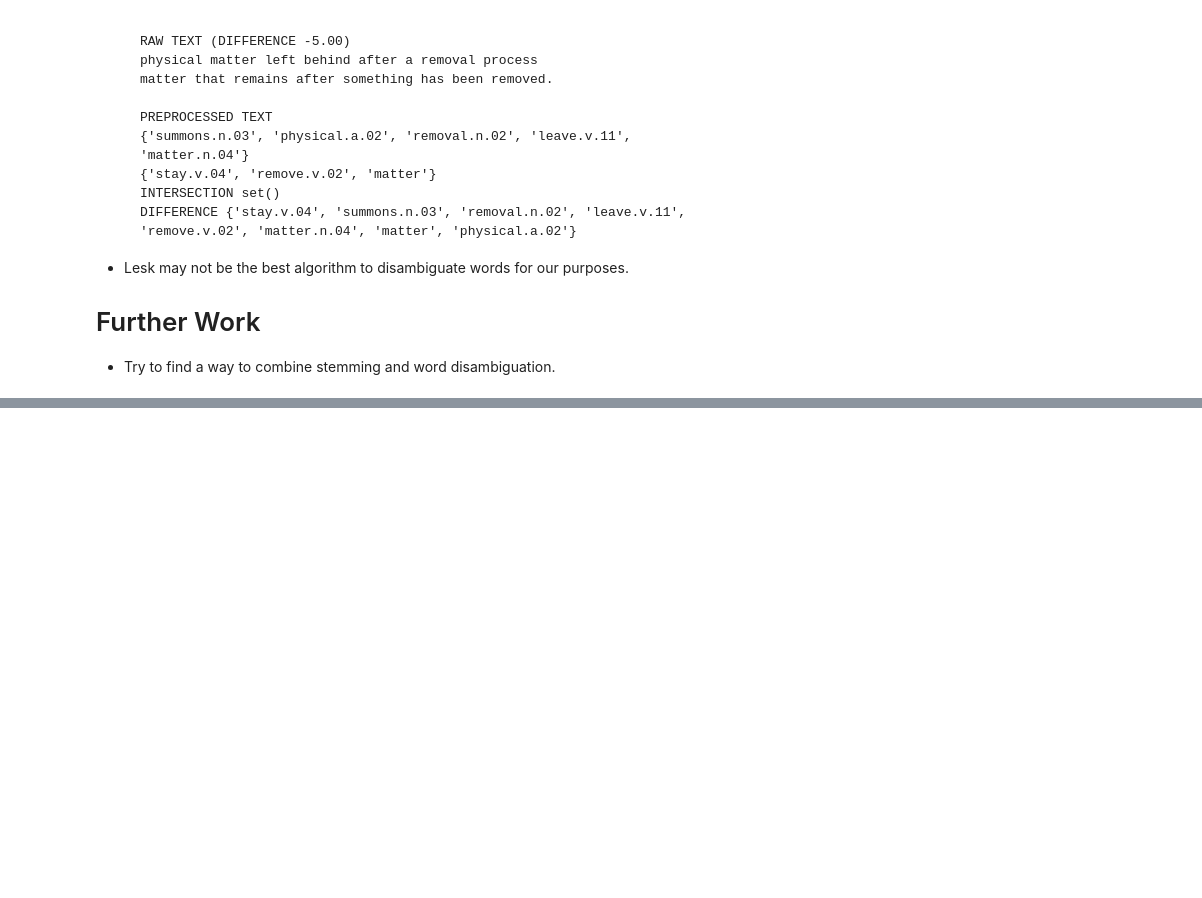
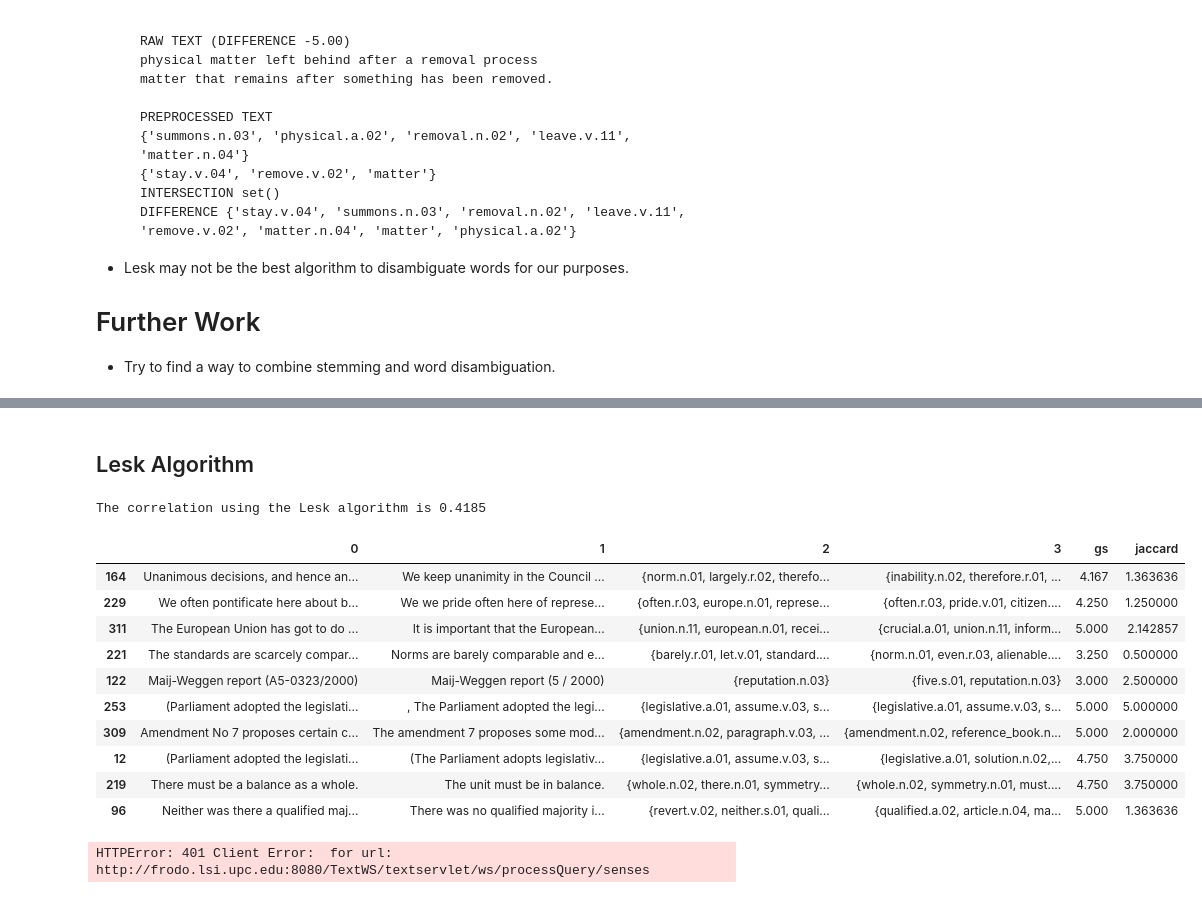
Before and after one commit to BecTome/UPC_MasterArtificialIntelligence, a Jupyter notebook: IHLT/Labs/Lab6_Word_Disambiguation/exercise6_JavierGonzalezBejar_AlbertoBecerraTome.ipynb, the cells around one changed output, grey strips where cells are left out. Saved outputs shown, nothing was run; the diff lists cells and outputs as text; code cells hidden in the pictures; blank space fills up the shorter version.

```diff
--- a/IHLT/Labs/Lab6_Word_Disambiguation/exercise6_JavierGonzalezBejar_AlbertoBecerraTome.ipynb
+++ b/IHLT/Labs/Lab6_Word_Disambiguation/exercise6_JavierGonzalezBejar_AlbertoBecerraTome.ipynb
@@ -620,0 +663,60 @@ The reasons can be the following:
+# %% [markdown]
+## Lesk Algorithm
+# %%
+pos_tags = {'NN': wn.NOUN,
+        'VB': wn.VERB,
+        'JJ': wn.ADJ,
+        'RB': wn.ADV}
+
+# Stopwords
+sw = set(nltk.corpus.stopwords.words('english'))
+
+def apply_lesk_algorithm_sw(sentence):
+  # Get the POS tag of each word in the sentence
+  pairs = nltk.pos_tag(nltk.word_tokenize(sentence))
+
+  # Get the synset of each word in the sentence using the POS tag and the Lesk algorithm
+  synsets = set(nltk.wsd.lesk(sentence, pair[0], pos_tags.get(pair[1][:2].upper())) for pair in pairs if pair[0] not in sw)
+
+  # Return the set of synsets
+  return set(syn.name() for syn in synsets if syn)
+
+df = create_df(apply_lesk_algorithm_sw)
+
+corrcoef = pearsonr(df['gs'], df['jaccard'])[0]
+print(f"The correlation using the Lesk algorithm is {corrcoef:.4f}")
+
+df
+# %% [output]
+The correlation using the Lesk algorithm is 0.4185
+|  | 0 | 1 | 2 | 3 | gs | jaccard |
+| 164 | Unanimous decisions, and hence an... | We keep unanimity in the Council ... | {norm.n.01, largely.r.02, therefo... | {inability.n.02, therefore.r.01, ... | 4.167 | 1.363636 |
+| 229 | We often pontificate here about b... | We we pride often here of represe... | {often.r.03, europe.n.01, represe... | {often.r.03, pride.v.01, citizen.... | 4.250 | 1.250000 |
+| 311 | The European Union has got to do ... | It is important that the European... | {union.n.11, european.n.01, recei... | {crucial.a.01, union.n.11, inform... | 5.000 | 2.142857 |
+| 221 | The standards are scarcely compar... | Norms are barely comparable and e... | {barely.r.01, let.v.01, standard.... | {norm.n.01, even.r.03, alienable.... | 3.250 | 0.500000 |
+| 122 | Maij-Weggen report (A5-0323/2000) | Maij-Weggen report (5 / 2000) | {reputation.n.03} | {five.s.01, reputation.n.03} | 3.000 | 2.500000 |
+| 253 | (Parliament adopted the legislati... | , The Parliament adopted the legi... | {legislative.a.01, assume.v.03, s... | {legislative.a.01, assume.v.03, s... | 5.000 | 5.000000 |
+| 309 | Amendment No 7 proposes certain c... | The amendment 7 proposes some mod... | {amendment.n.02, paragraph.v.03, ... | {amendment.n.02, reference_book.n... | 5.000 | 2.000000 |
+| 12 | (Parliament adopted the legislati... | (The Parliament adopts legislativ... | {legislative.a.01, assume.v.03, s... | {legislative.a.01, solution.n.02,... | 4.750 | 3.750000 |
+| 219 | There must be a balance as a whole. | The unit must be in balance. | {whole.n.02, there.n.01, symmetry... | {whole.n.02, symmetry.n.01, must.... | 4.750 | 3.750000 |
+| 96 | Neither was there a qualified maj... | There was no qualified majority i... | {revert.v.02, neither.s.01, quali... | {qualified.a.02, article.n.04, ma... | 5.000 | 1.363636 |
+# %%
+user = input("Introduce your username:")
+# introduce password
+pwd = getpass.getpass("Introduce your password:")
+ts = TextServer(user=user, pwd=pwd, service='senses')
+
+def apply_senses_algorithm(sentence):
+
+  feats = ts.senses(sentence)[0]
+  synsets = set()
+  for word in feats:
+    synsets.add(word[-1])
+
+  # Return the set of synsets
+  return set(syn for syn in synsets if syn)
+
+df = create_df(apply_senses_algorithm)
+df.head()
+# %% [output]
+HTTPError: 401 Client Error:  for url: http://frodo.lsi.upc.edu:8080/TextWS/textservlet/ws/processQuery/senses
```
Also changed, not shown: parts of 3 cells of this notebook, 1 other file.
